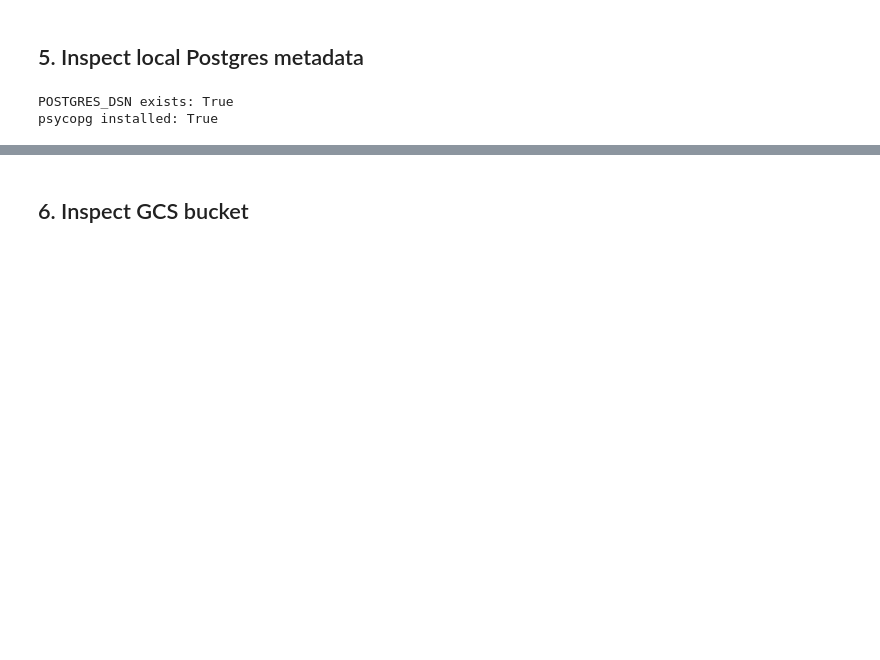
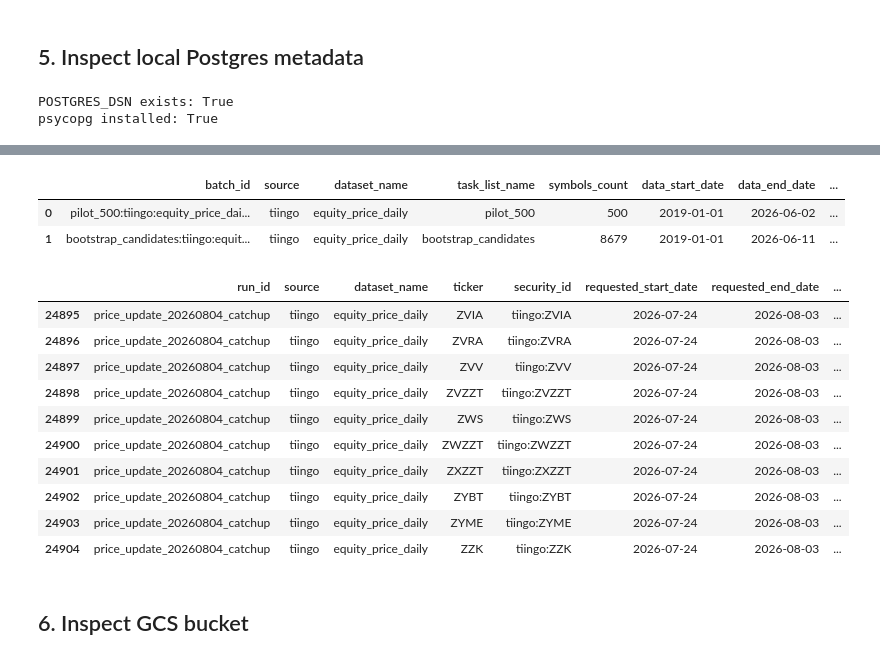
Before and after one commit to lansetaowa/us-equity-quant-data-platform, a Jupyter notebook: notebook/quant_data_inspection.ipynb, the cells around one changed output, grey strips where cells are left out. Cells and saved outputs as stored; diff of their text form; code cells hidden in the pictures; blank space fills up the shorter version.

```diff
--- a/notebook/quant_data_inspection.ipynb
+++ b/notebook/quant_data_inspection.ipynb
@@ -520,3 +520,31 @@ df.tail(10)
+# %%
+df = postgres_query("""
+    SELECT *
+    FROM metadata.backfill_batches
+""")
+df.tail(10)
+# %% [output]
+|  | batch_id | source | dataset_name | task_list_name | symbols_count | data_start_date | data_end_date | ... |
+| 0 | pilot_500:tiingo:equity_price_dai... | tiingo | equity_price_daily | pilot_500 | 500 | 2019-01-01 | 2026-06-02 | ... |
+| 1 | bootstrap_candidates:tiingo:equit... | tiingo | equity_price_daily | bootstrap_candidates | 8679 | 2019-01-01 | 2026-06-11 | ... |
+# %%
+df = postgres_query("""
+    SELECT *
+    FROM metadata.price_update_window_results
+""")
+df.tail(10)
+# %% [output]
+|  | run_id | source | dataset_name | ticker | security_id | requested_start_date | requested_end_date | ... |
+| 24895 | price_update_20260804_catchup | tiingo | equity_price_daily | ZVIA | tiingo:ZVIA | 2026-07-24 | 2026-08-03 | ... |
+| 24896 | price_update_20260804_catchup | tiingo | equity_price_daily | ZVRA | tiingo:ZVRA | 2026-07-24 | 2026-08-03 | ... |
+| 24897 | price_update_20260804_catchup | tiingo | equity_price_daily | ZVV | tiingo:ZVV | 2026-07-24 | 2026-08-03 | ... |
+| 24898 | price_update_20260804_catchup | tiingo | equity_price_daily | ZVZZT | tiingo:ZVZZT | 2026-07-24 | 2026-08-03 | ... |
+| 24899 | price_update_20260804_catchup | tiingo | equity_price_daily | ZWS | tiingo:ZWS | 2026-07-24 | 2026-08-03 | ... |
+| 24900 | price_update_20260804_catchup | tiingo | equity_price_daily | ZWZZT | tiingo:ZWZZT | 2026-07-24 | 2026-08-03 | ... |
+| 24901 | price_update_20260804_catchup | tiingo | equity_price_daily | ZXZZT | tiingo:ZXZZT | 2026-07-24 | 2026-08-03 | ... |
+| 24902 | price_update_20260804_catchup | tiingo | equity_price_daily | ZYBT | tiingo:ZYBT | 2026-07-24 | 2026-08-03 | ... |
+| 24903 | price_update_20260804_catchup | tiingo | equity_price_daily | ZYME | tiingo:ZYME | 2026-07-24 | 2026-08-03 | ... |
+| 24904 | price_update_20260804_catchup | tiingo | equity_price_daily | ZZK | tiingo:ZZK | 2026-07-24 | 2026-08-03 | ... |
 # %% [markdown]
 ## 6. Inspect GCS bucket
 # %%
```
Also changed, not shown: parts of 5 cells of this notebook, 9 other files.
